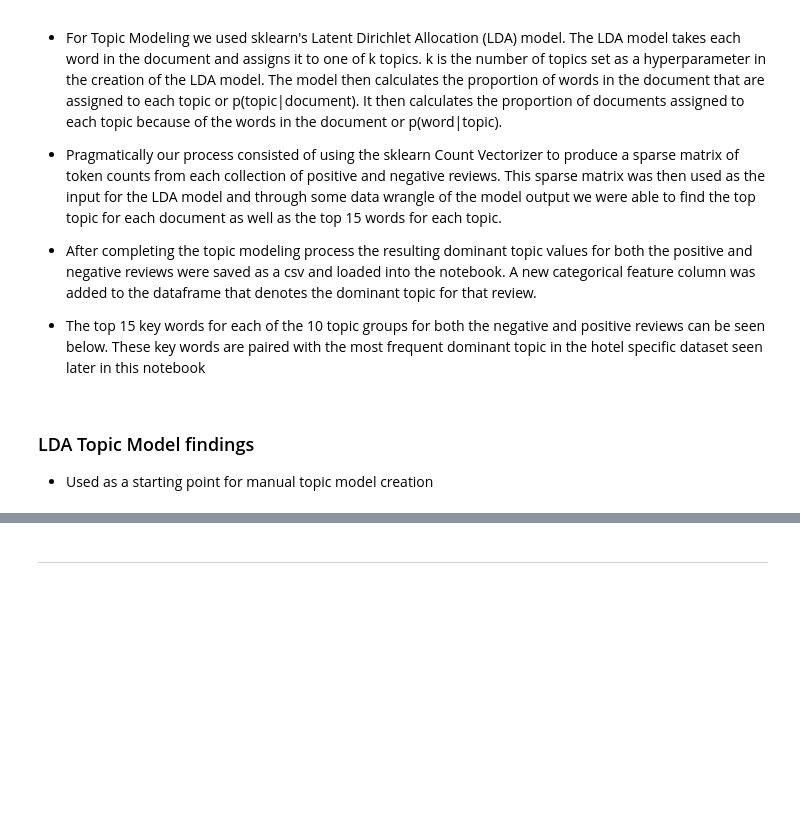
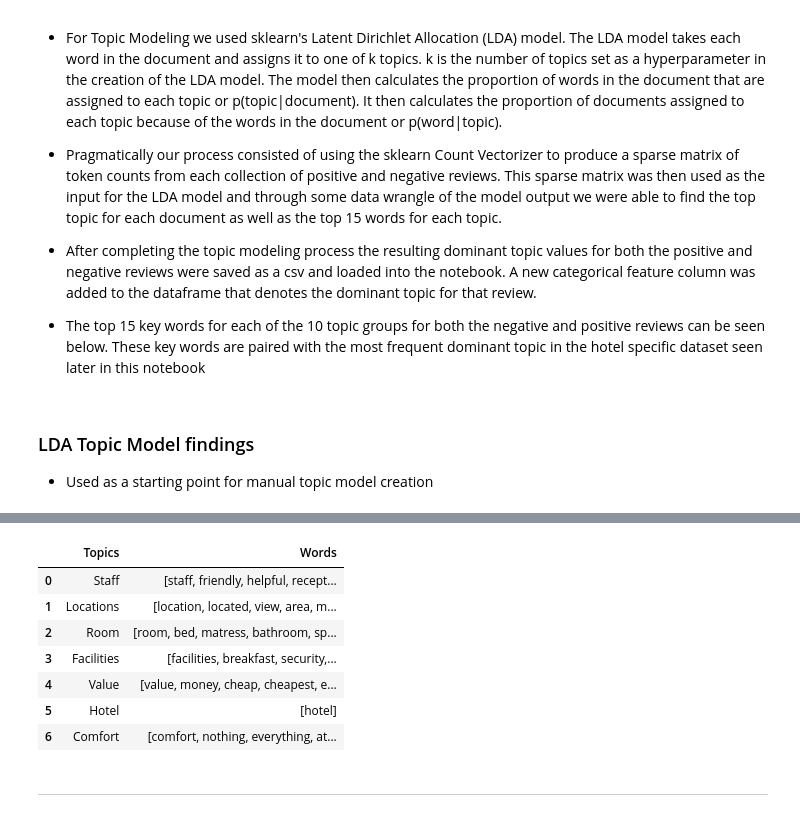
Before and after one commit to InPersonAnalysis/customer_review_capston, a Jupyter notebook: final_notebook.ipynb, the cells around one changed output, grey strips where cells are left out. Saved outputs shown, nothing was run; the diff lists cells and outputs as text; code cells hidden in the pictures; blank space fills up the shorter version.

```diff
--- a/final_notebook.ipynb
+++ b/final_notebook.ipynb
@@ -476,6 +476,34 @@ neg_keywords
 | 2 | Topic 2 | tea coffee facility | coffee facility room | room small bed | room really small | room ground floor | breakfast included room | room smaller expected | poor value money | water pressure shower | ground floor room | ... |
 | 3 | Topic 3 | room bit small | coffee making facility | making facility room | tea coffee making | tea coffee room | tea making facility | room extremely small | room small bathroom | good value money | room service food | ... |
 | 4 | Topic 4 | room quite small | air conditioning room | far city center | booked booking com | air conditioning unit | king size bed | far city centre | room small room | bed little hard | bit far city | ... |
+# %%
+staff_words = ['staff','friendly','helpful','reception','maids','attentive','concierge','service','receptionist']
+location_words = ['location','located','view','area','metro','city','central','centre','center','train','access','walk',
+                      'public','transport','transportation','downtown','accessible','station','convenient','shop','distance']
+room_words = ['room','bed','matress','bathroom','spacious','shower','suite','pillow','bedroom','conditioning','bathtub','air',
+                  'window','conditioned','double','twin','size','single','noise','tv','bath','carpet','tile','noisy','small',
+                  'furniture','quiet','toilet']
+facilities_words = ['facilities','breakfast','security','buffet','restaurant','bar','coffee','tea','pool','wifi','facility',
+                        'parking','lobby','lounge','drink','hall','corridor','menu','storage','order','dining']
+value_words = ['value','money','cheap','cheapest','expensive','price','priced','cost']
+hotel_words = ['hotel']
+comfort_words = ['comfort','nothing','everything','atmosphere','good','comfortable','uncomfortable','pretty','clean','experience']
+
+manual_topics = pd.DataFrame()
+topics = ['Staff','Locations','Room','Facilities','Value','Hotel','Comfort']
+lists = [staff_words,location_words,room_words,facilities_words,value_words,hotel_words,comfort_words]
+manual_topics['Topics'] = topics
+manual_topics['Words'] = lists
+manual_topics
+# %% [output]
+|  | Topics | Words |
+| 0 | Staff | [staff, friendly, helpful, recept... |
+| 1 | Locations | [location, located, view, area, m... |
+| 2 | Room | [room, bed, matress, bathroom, sp... |
+| 3 | Facilities | [facilities, breakfast, security,... |
+| 4 | Value | [value, money, cheap, cheapest, e... |
+| 5 | Hotel | [hotel] |
+| 6 | Comfort | [comfort, nothing, everything, at... |
 # %% [markdown]
 ---
 # %% [markdown]
```
Also changed, not shown: parts of 3 cells of this notebook.
